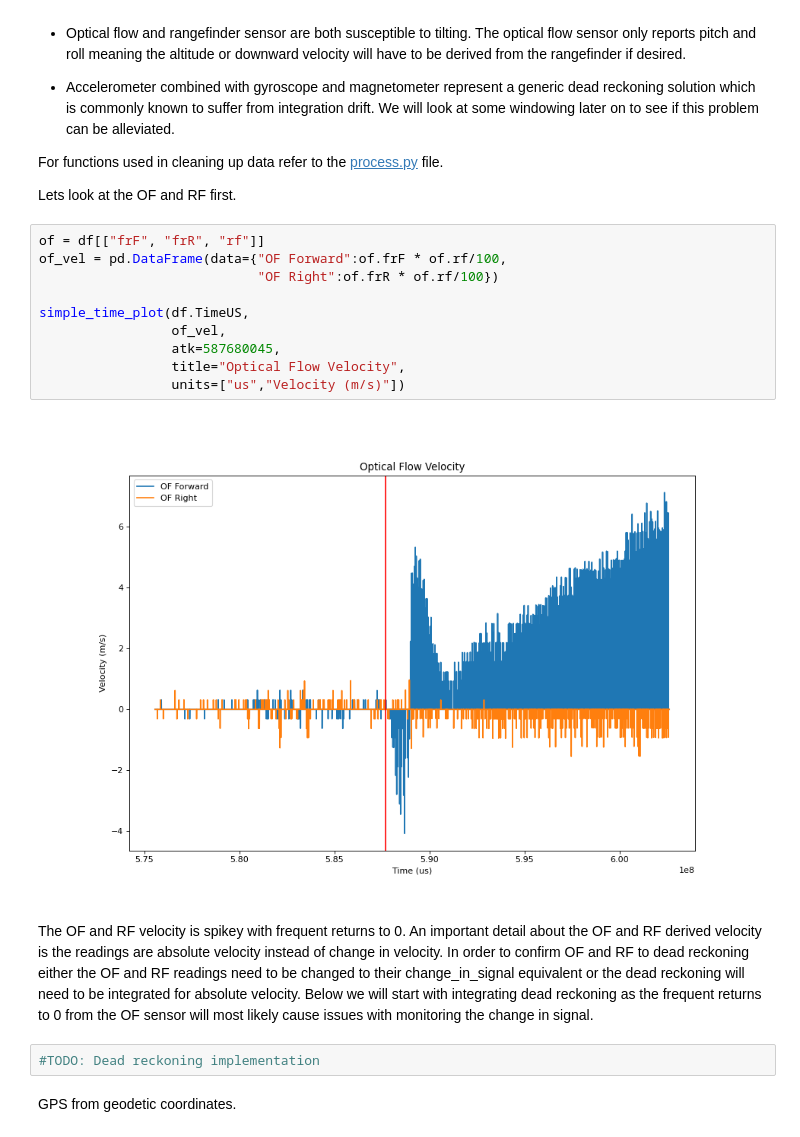
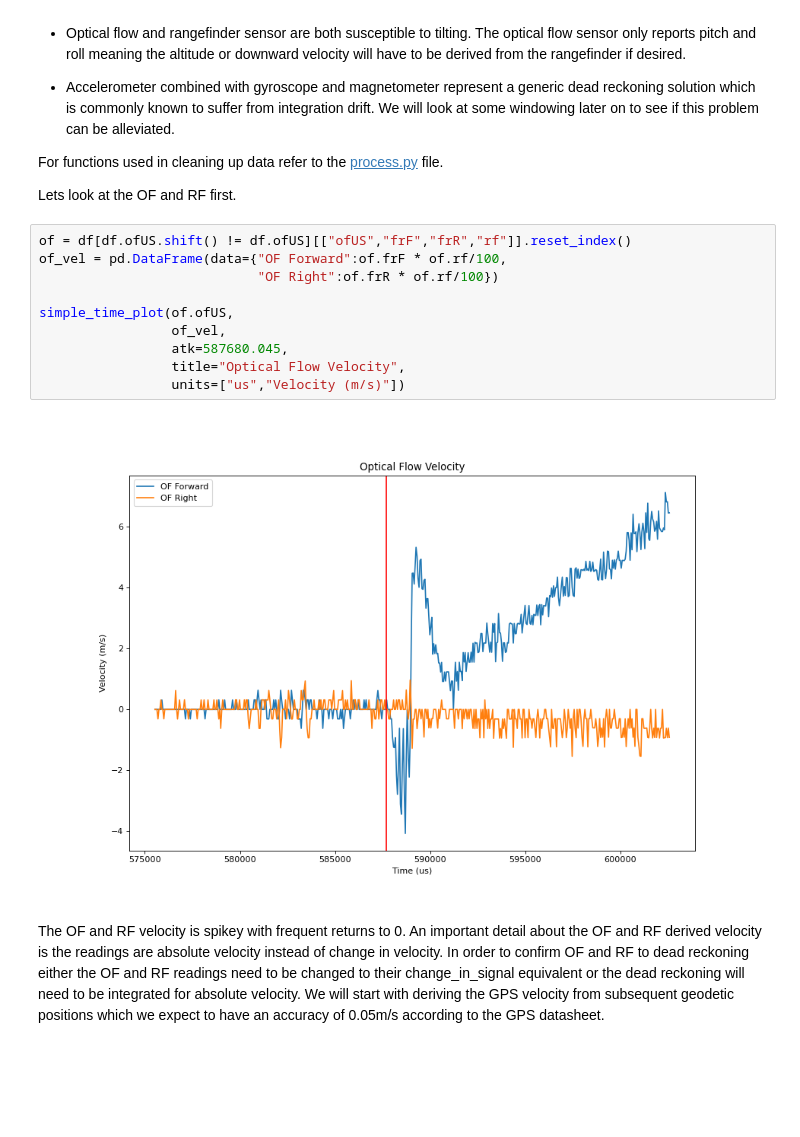
Before and after one commit to BaileySri/Practical-Software-Defense-for-GPS-Spoofing-on-a-Hobby-UAV-Offline, a Jupyter notebook: notebooks/0.1-bks-attack-idle.ipynb, the cells around one changed output. Drawn from its saved outputs; the diff is of its cells as text; blank space fills up the shorter version.

Commit message:
Aligned timestamp for better signal

```diff
--- a/notebooks/0.1-bks-attack-idle.ipynb
+++ b/notebooks/0.1-bks-attack-idle.ipynb
@@ -369,30 +369,26 @@ For functions used in cleaning up data refer to the
 
 Lets look at the OF and RF first.
 # %%
-of = df[["frF", "frR", "rf"]]
+of = df[df.ofUS.shift() != df.ofUS][["ofUS","frF","frR","rf"]].reset_index()
 of_vel = pd.DataFrame(data={"OF Forward":of.frF * of.rf/100,
                             "OF Right":of.frR * of.rf/100})
 
-simple_time_plot(df.TimeUS,
+simple_time_plot(of.ofUS,
                  of_vel,
-                 atk=587680045,
+                 atk=587680.045,
                  title="Optical Flow Velocity",
                  units=["us","Velocity (m/s)"])
 # %% [output]
-[figure, old version]
+[figure, new version]
 # %% [markdown]
 The OF and RF velocity is spikey with frequent returns to 0. An important
 detail about the OF and RF derived velocity is the readings are absolute
 velocity instead of change in velocity. In order to confirm OF and RF to
 dead reckoning either the OF and RF readings need to be changed to their
 change_in_signal equivalent or the dead reckoning will need to be integrated
-for absolute velocity. Below we will start with integrating dead reckoning as
-the frequent returns to 0 from the OF sensor will most likely cause issues with
-monitoring the change in signal.
+for absolute velocity. We will start with deriving the GPS velocity from
+subsequent geodetic positions which we expect to have an accuracy of 0.05m/s
+according to the GPS datasheet.
-# %%
-#TODO: Dead reckoning implementation
-# %% [markdown]
-GPS from geodetic coordinates.
 # %%
 from confirmation.process import geodetic2ned
 
```
Also changed, not shown: parts of 2 cells of this notebook.
